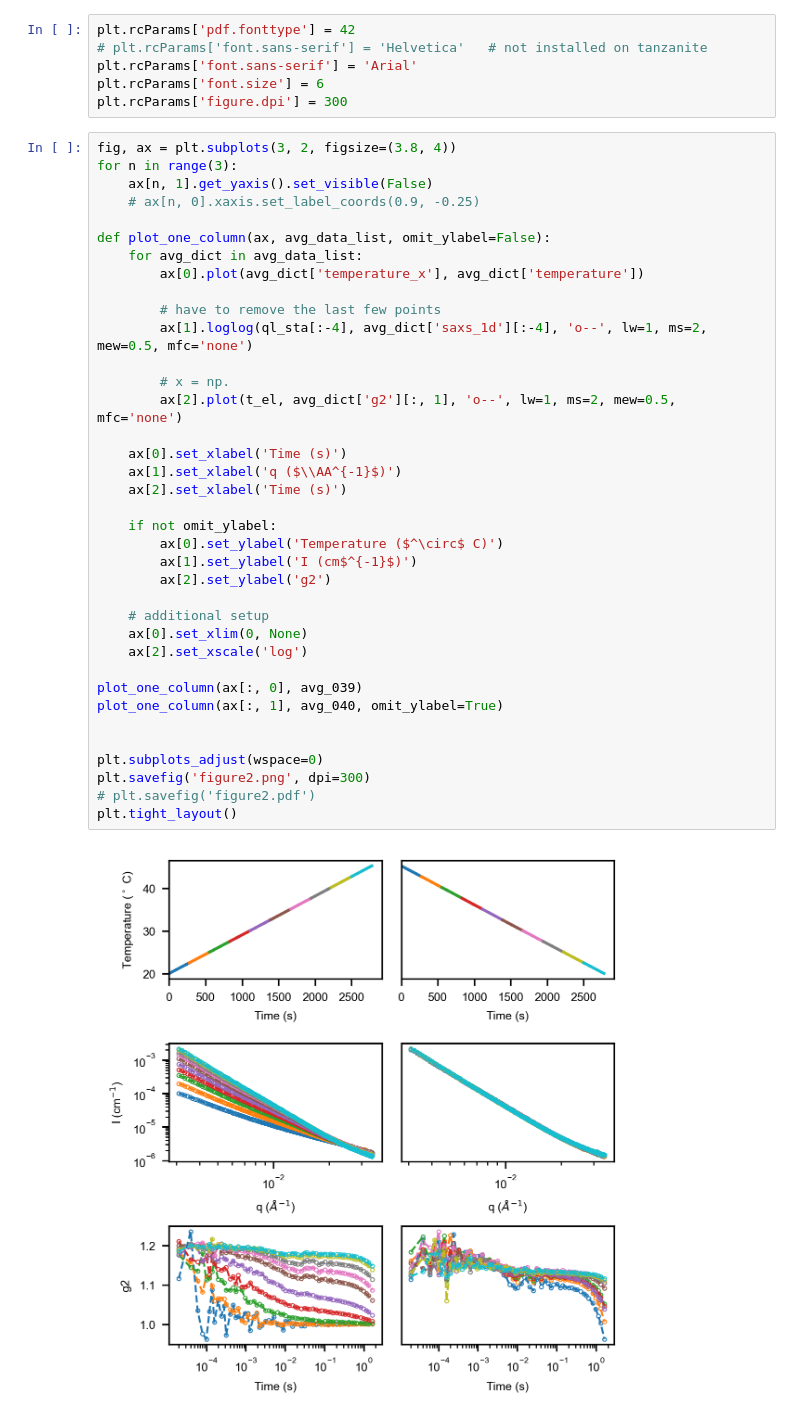
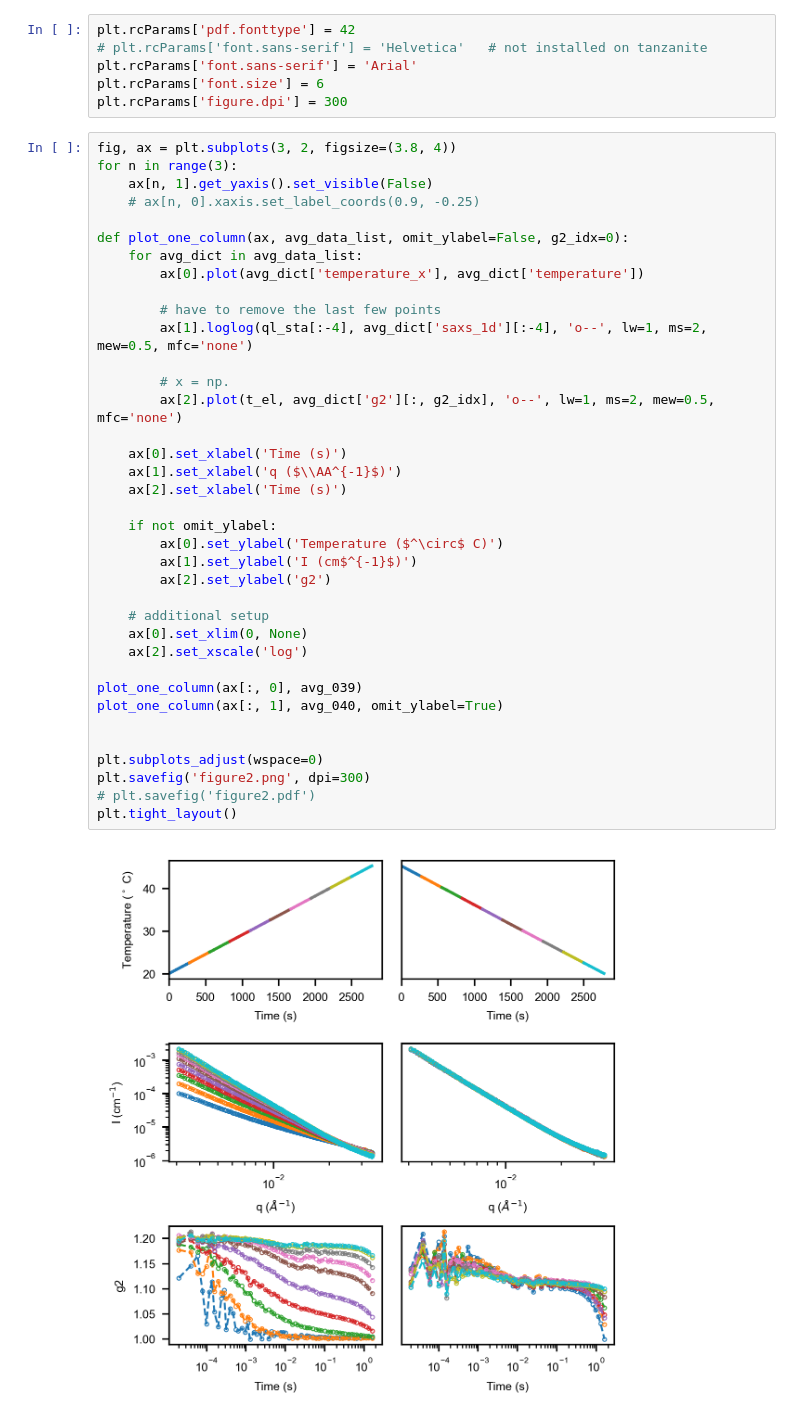
Before and after one commit to AZjk/llps-saxpcs, a Jupyter notebook: figure2/figure2.ipynb, the cells around one changed output. Cells and saved outputs as stored; diff of their text form.

```diff
--- a/figure2/figure2.ipynb
+++ b/figure2/figure2.ipynb
@@ -53,36 +53,36 @@ for n in range(3):
     ax[n, 1].get_yaxis().set_visible(False)
     # ax[n, 0].xaxis.set_label_coords(0.9, -0.25)
 
-def plot_one_column(ax, avg_data_list, omit_ylabel=False):
+def plot_one_column(ax, avg_data_list, omit_ylabel=False, g2_idx=0):
     for avg_dict in avg_data_list:
         ax[0].plot(avg_dict['temperature_x'], avg_dict['temperature'])
 
         # have to remove the last few points
         ax[1].loglog(ql_sta[:-4], avg_dict['saxs_1d'][:-4], 'o--', lw=1, ms=2, mew=0.5, mfc='none')
 
         # x = np.
-        ax[2].plot(t_el, avg_dict['g2'][:, 1], 'o--', lw=1, ms=2, mew=0.5, mfc='none')
+        ax[2].plot(t_el, avg_dict['g2'][:, g2_idx], 'o--', lw=1, ms=2, mew=0.5, mfc='none')
 
     ax[0].set_xlabel('Time (s)')
     ax[1].set_xlabel('q ($\\AA^{-1}$)')
     ax[2].set_xlabel('Time (s)')
 
     if not omit_ylabel:
         ax[0].set_ylabel('Temperature ($^\circ$ C)')
         ax[1].set_ylabel('I (cm$^{-1}$)')
         ax[2].set_ylabel('g2')
 
     # additional setup
     ax[0].set_xlim(0, None)
     ax[2].set_xscale('log')
 
 plot_one_column(ax[:, 0], avg_039)
 plot_one_column(ax[:, 1], avg_040, omit_ylabel=True)
 
 
 plt.subplots_adjust(wspace=0)
 plt.savefig('figure2.png', dpi=300)
 # plt.savefig('figure2.pdf')
 plt.tight_layout()
 # %% [output]
-[figure, old version]
+[figure, new version]
```
Also changed, not shown: parts of 2 cells of this notebook, 1 other file.
